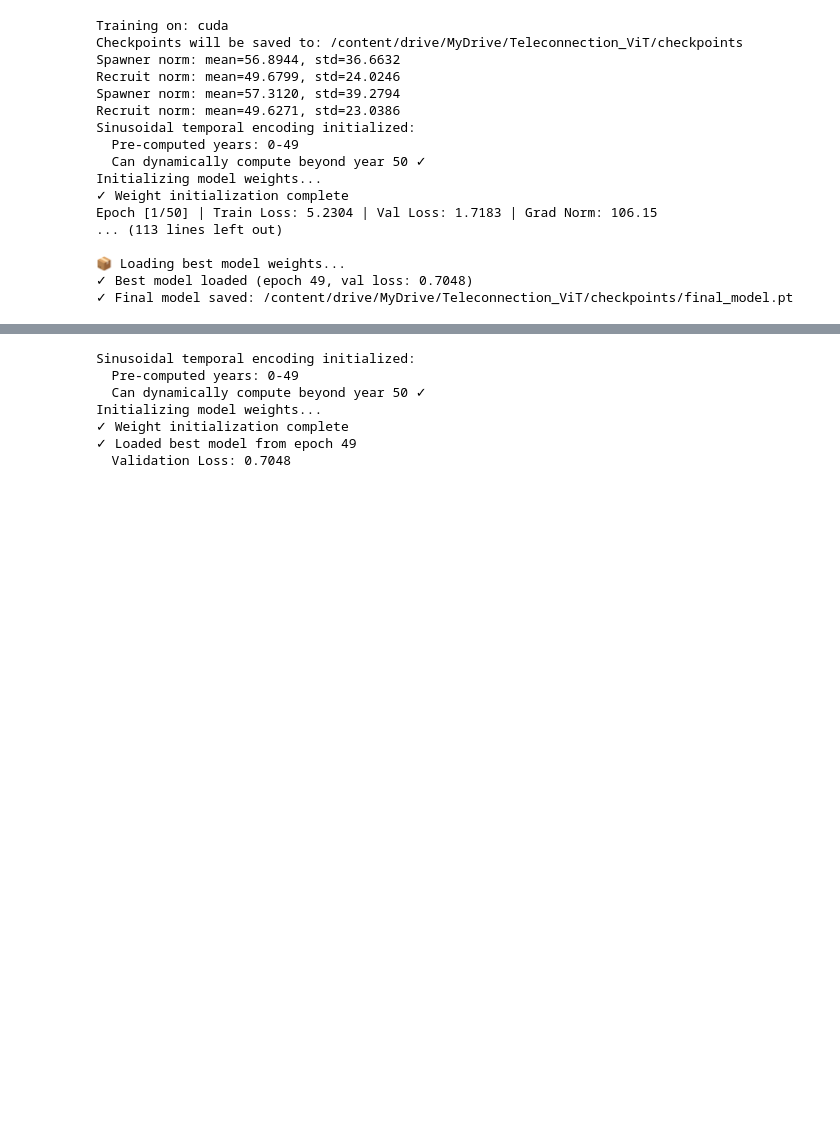
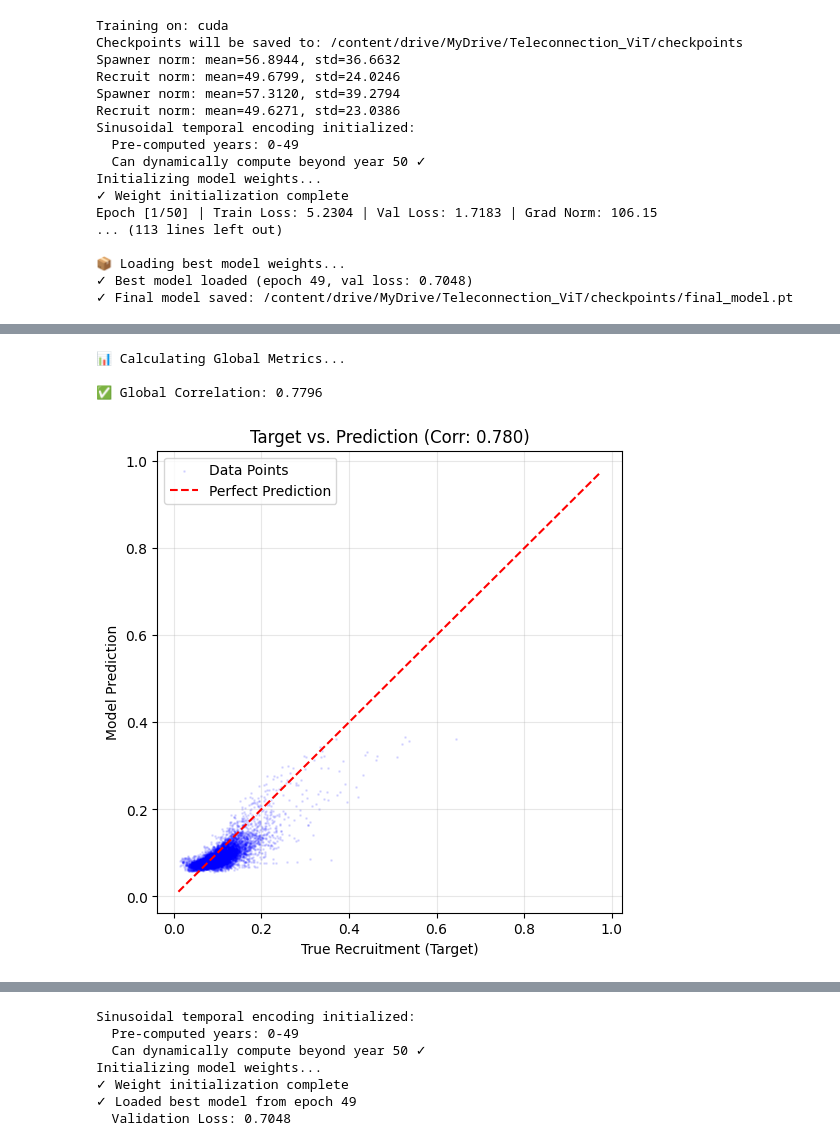
Before and after one commit to nmorok/Teleconnections-ViT, a Jupyter notebook: models/train.ipynb, the cells around one changed output, grey strips where cells are left out. Cells and saved outputs as stored; diff of their text form; code cells hidden in the pictures; blank space fills up the shorter version.

```diff
--- a/models/train.ipynb
+++ b/models/train.ipynb
@@ -430,0 +522,54 @@ def train_model_max_scaled():
+# %%
+import matplotlib.pyplot as plt
+import numpy as np
+
+print("📊 Calculating Global Metrics...")
+
+all_preds = []
+all_targets = []
+
+model.eval()
+with torch.no_grad():
+    for inputs, targets, year_indices in val_loader:
+        inputs, targets = inputs.to(device), targets.to(device)
+
+        # Get predictions
+        outputs = model(inputs, year_indices)
+
+        # Collect data (flattened)
+        all_preds.append(outputs.cpu().numpy().flatten())
+        all_targets.append(targets.cpu().numpy().flatten())
+
+# Concatenate all batches
+global_preds = np.concatenate(all_preds)
+global_targets = np.concatenate(all_targets)
+
+# 1. Calculate Global Correlation
+global_corr = np.corrcoef(global_preds, global_targets)[0, 1]
+
+print(f"\n✅ Global Correlation: {global_corr:.4f}")
+
+# 2. Scatter Plot (The Truth Detector)
+# We plot a random subset of points to keep it fast
+sample_indices = np.random.choice(len(global_preds), size=10000, replace=False)
+
+plt.figure(figsize=(6, 6))
+plt.scatter(global_targets[sample_indices], global_preds[sample_indices],
+            alpha=0.1, s=1, c='blue', label='Data Points')
+
+# Add 1:1 Line (Perfect Prediction)
+min_val = min(global_targets.min(), global_preds.min())
+max_val = max(global_targets.max(), global_preds.max())
+plt.plot([min_val, max_val], [min_val, max_val], 'r--', label='Perfect Prediction')
+
+plt.title(f"Target vs. Prediction (Corr: {global_corr:.3f})")
+plt.xlabel("True Recruitment (Target)")
+plt.ylabel("Model Prediction")
+plt.legend()
+plt.grid(True, alpha=0.3)
+plt.show()
+# %% [output]
+📊 Calculating Global Metrics...
+
+✅ Global Correlation: 0.7796
+[figure, added]
```
Also changed, not shown: parts of 17 cells of this notebook.
